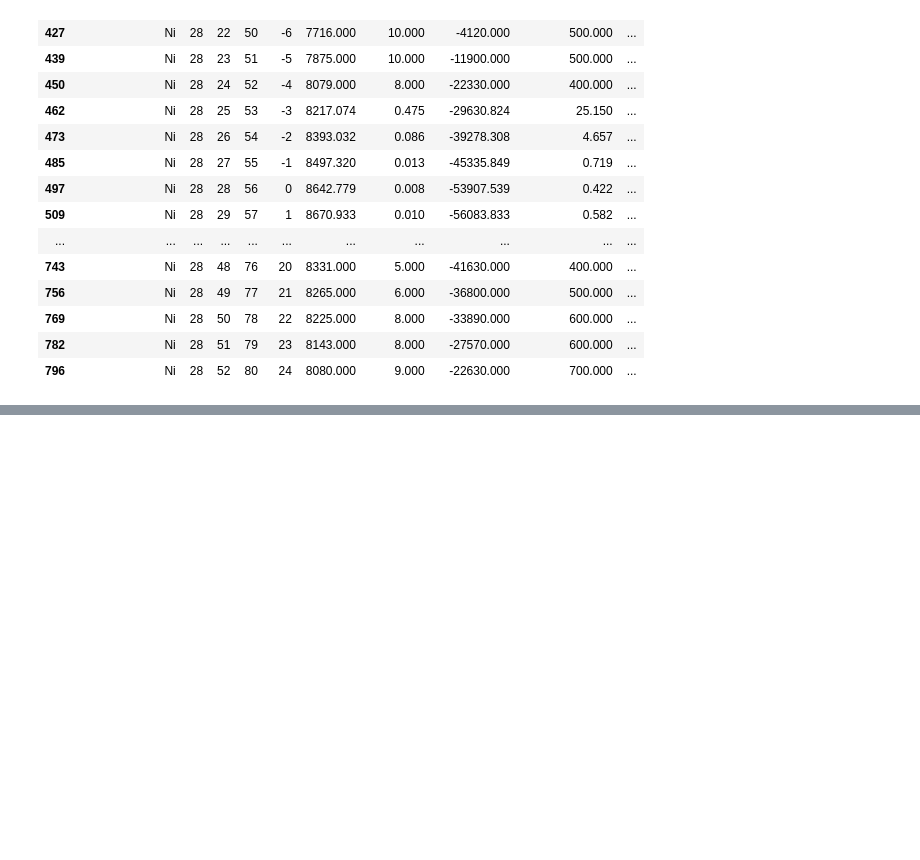
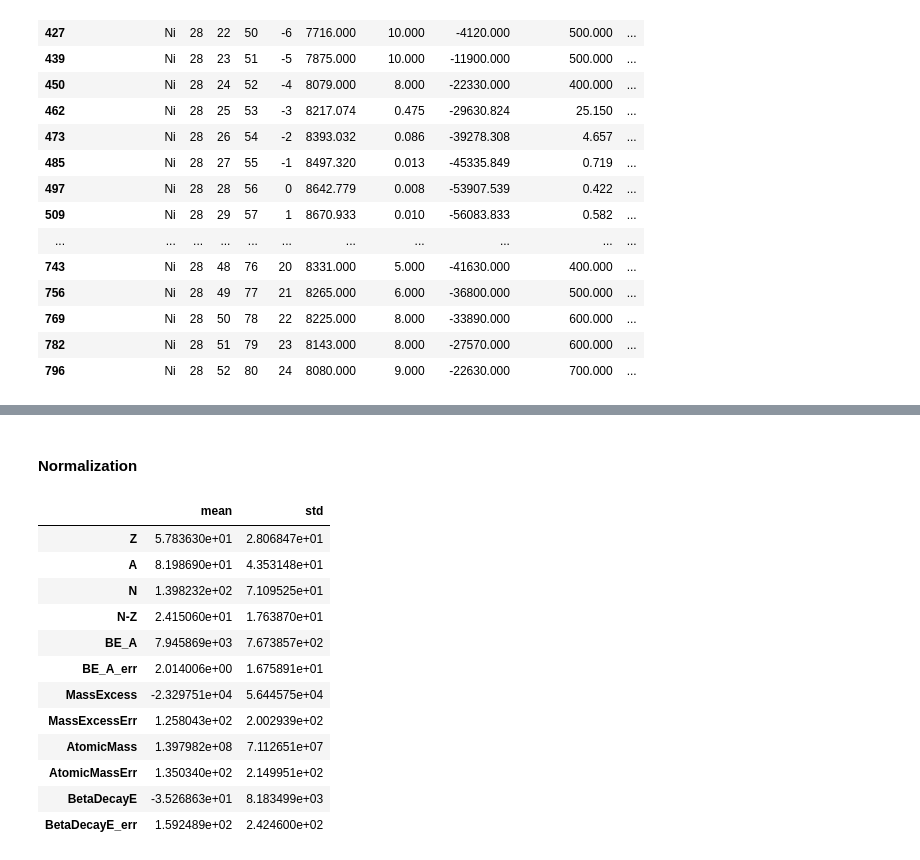
Before and after one commit to jtkwar/nuclear_musings, a Jupyter notebook: NuclearMassPredictor_v1.ipynb, the cells around one changed output, grey strips where cells are left out. Drawn from its saved outputs; the diff is of its cells as text; code cells hidden in the pictures; blank space fills up the shorter version.

```diff
--- a/NuclearMassPredictor_v1.ipynb
+++ b/NuclearMassPredictor_v1.ipynb
@@ -278,0 +344,18 @@ dtype: object
+# %% [markdown]
+#### Normalization
+# %%
+train_dataset.describe().transpose()[['mean', 'std']]
+# %% [output]
+|  | mean | std |
+| Z | 5.783630e+01 | 2.806847e+01 |
+| A | 8.198690e+01 | 4.353148e+01 |
+| N | 1.398232e+02 | 7.109525e+01 |
+| N-Z | 2.415060e+01 | 1.763870e+01 |
+| BE_A | 7.945869e+03 | 7.673857e+02 |
+| BE_A_err | 2.014006e+00 | 1.675891e+01 |
+| MassExcess | -2.329751e+04 | 5.644575e+04 |
+| MassExcessErr | 1.258043e+02 | 2.002939e+02 |
+| AtomicMass | 1.397982e+08 | 7.112651e+07 |
+| AtomicMassErr | 1.350340e+02 | 2.149951e+02 |
+| BetaDecayE | -3.526863e+01 | 8.183499e+03 |
+| BetaDecayE_err | 1.592489e+02 | 2.424600e+02 |
```
Also changed, not shown: parts of 19 cells of this notebook, 1 other file.
